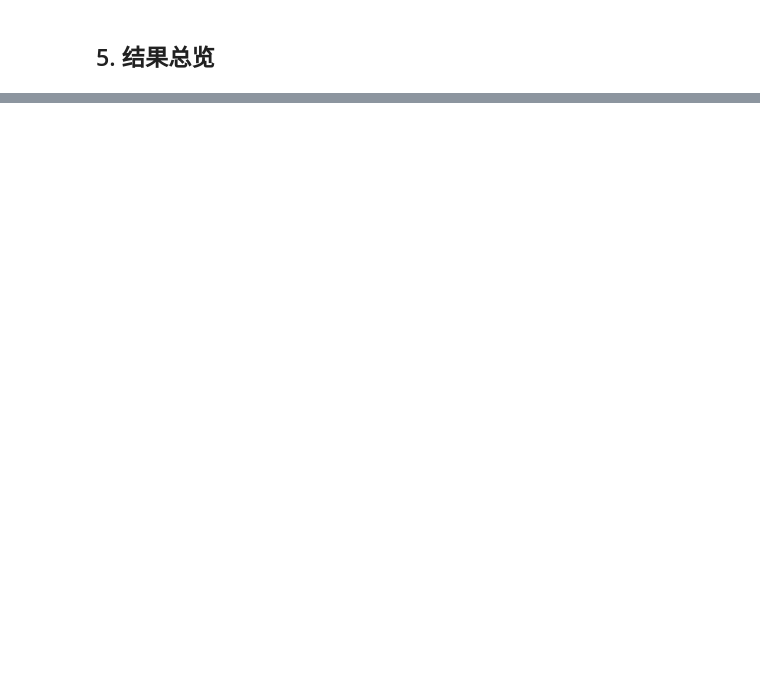
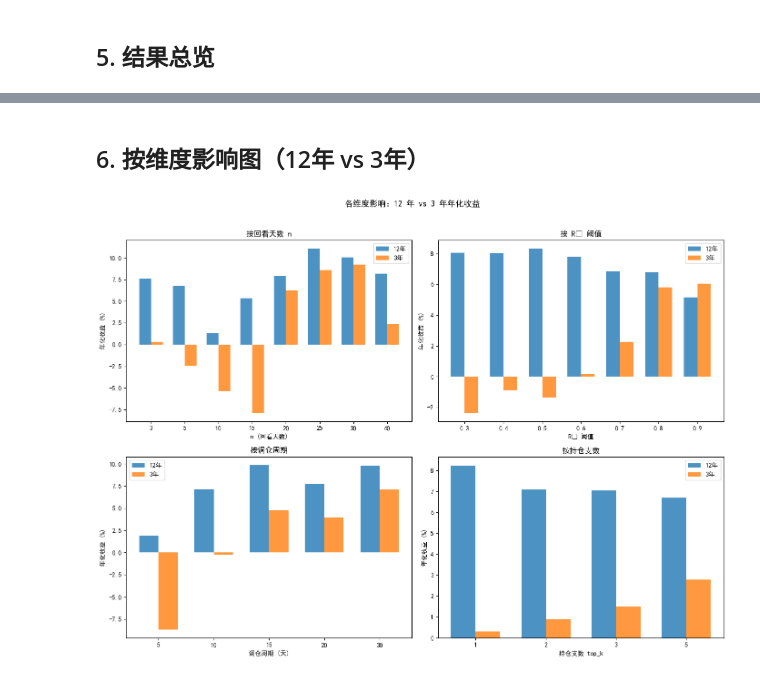
Before and after one commit to thinhunan/etf_momentum, a Jupyter notebook: momentum_backtest.ipynb, the cells around one changed output, grey strips where cells are left out. Cells and saved outputs as stored; diff of their text form; code cells hidden in the pictures; blank space fills up the shorter version.

```diff
--- a/momentum_backtest.ipynb
+++ b/momentum_backtest.ipynb
@@ -573,0 +538,69 @@ Top 10 参数详情:
+# %% [markdown]
+## 6. 按维度影响图（12年 vs 3年）
+# %%
+import matplotlib.pyplot as plt
+import matplotlib
+matplotlib.rcParams['font.sans-serif'] = ['SimHei', 'DejaVu Sans']
+matplotlib.rcParams['axes.unicode_minus'] = False
+
+# 四个维度，每张图内 12 年 vs 3 年对比（年化收益均值）
+fig, axes = plt.subplots(2, 2, figsize=(14, 10))
+w = 0.35
+
+# 按 n
+by_n_12 = result_df.groupby('n')['annualized_12y'].mean() * 100
+by_n_3 = result_df.groupby('n')['annualized_3y'].mean() * 100
+x = np.arange(len(by_n_12))
+axes[0, 0].bar(x - w/2, by_n_12.values, w, label='12年', alpha=0.8)
+axes[0, 0].bar(x + w/2, by_n_3.values, w, label='3年', alpha=0.8)
+axes[0, 0].set_xticks(x)
+axes[0, 0].set_xticklabels(by_n_12.index.astype(str))
+axes[0, 0].set_xlabel('n (回看天数)')
+axes[0, 0].set_ylabel('年化收益 (%)')
+axes[0, 0].set_title('按回看天数 n')
+axes[0, 0].legend()
+
+# 按 R²
+by_r2_12 = result_df.groupby('R2_threshold')['annualized_12y'].mean() * 100
+by_r2_3 = result_df.groupby('R2_threshold')['annualized_3y'].mean() * 100
+x2 = np.arange(len(by_r2_12))
+axes[0, 1].bar(x2 - w/2, by_r2_12.values, w, label='12年', alpha=0.8)
+axes[0, 1].bar(x2 + w/2, by_r2_3.values, w, label='3年', alpha=0.8)
+axes[0, 1].set_xticks(x2)
+axes[0, 1].set_xticklabels([f'{v:.1f}' for v in by_r2_12.index])
+axes[0, 1].set_xlabel('R² 阈值')
+axes[0, 1].set_ylabel('年化收益 (%)')
+axes[0, 1].set_title('按 R² 阈值')
+axes[0, 1].legend()
+
+# 按调仓周期
+by_r_12 = result_df.groupby('rebal_period')['annualized_12y'].mean() * 100
+by_r_3 = result_df.groupby('rebal_period')['annualized_3y'].mean() * 100
+x3 = np.arange(len(by_r_12))
+axes[1, 0].bar(x3 - w/2, by_r_12.values, w, label='12年', alpha=0.8)
+axes[1, 0].bar(x3 + w/2, by_r_3.values, w, label='3年', alpha=0.8)
+axes[1, 0].set_xticks(x3)
+axes[1, 0].set_xticklabels(by_r_12.index.astype(str))
+axes[1, 0].set_xlabel('调仓周期 (天)')
+axes[1, 0].set_ylabel('年化收益 (%)')
+axes[1, 0].set_title('按调仓周期')
+axes[1, 0].legend()
+
+# 按 top_k
+by_k_12 = result_df.groupby('top_k')['annualized_12y'].mean() * 100
+by_k_3 = result_df.groupby('top_k')['annualized_3y'].mean() * 100
+x4 = np.arange(len(by_k_12))
+axes[1, 1].bar(x4 - w/2, by_k_12.values, w, label='12年', alpha=0.8)
+axes[1, 1].bar(x4 + w/2, by_k_3.values, w, label='3年', alpha=0.8)
+axes[1, 1].set_xticks(x4)
+axes[1, 1].set_xticklabels(by_k_12.index.astype(str))
+axes[1, 1].set_xlabel('持仓支数 top_k')
+axes[1, 1].set_ylabel('年化收益 (%)')
+axes[1, 1].set_title('按持仓支数')
+axes[1, 1].legend()
+
+fig.suptitle('各维度影响：12 年 vs 3 年年化收益', fontsize=13, y=1.02)
+plt.tight_layout()
+plt.show()
+# %% [output]
+[figure, added]
```
Also changed, not shown: parts of 24 cells of this notebook, 5 other files.
